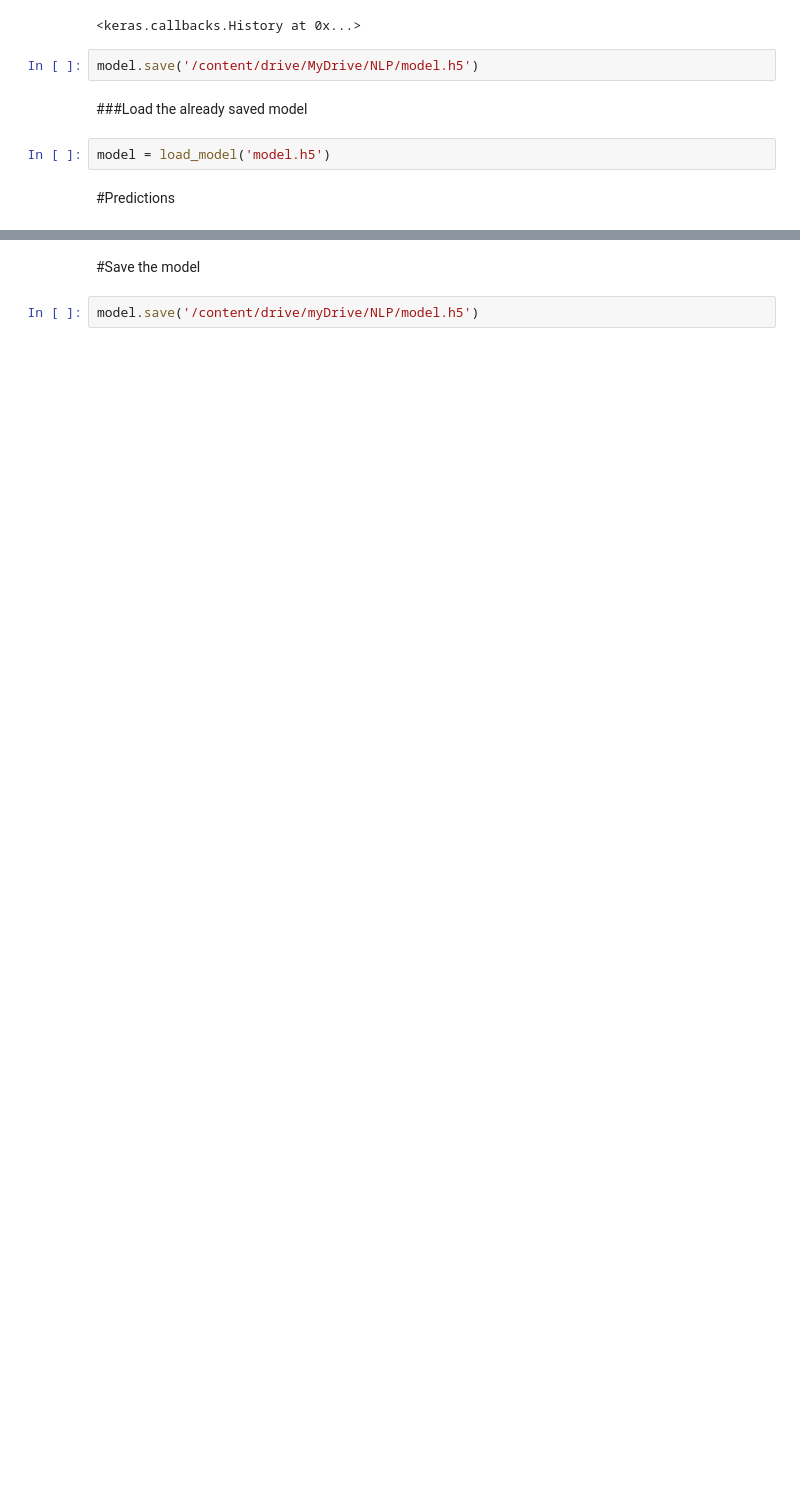
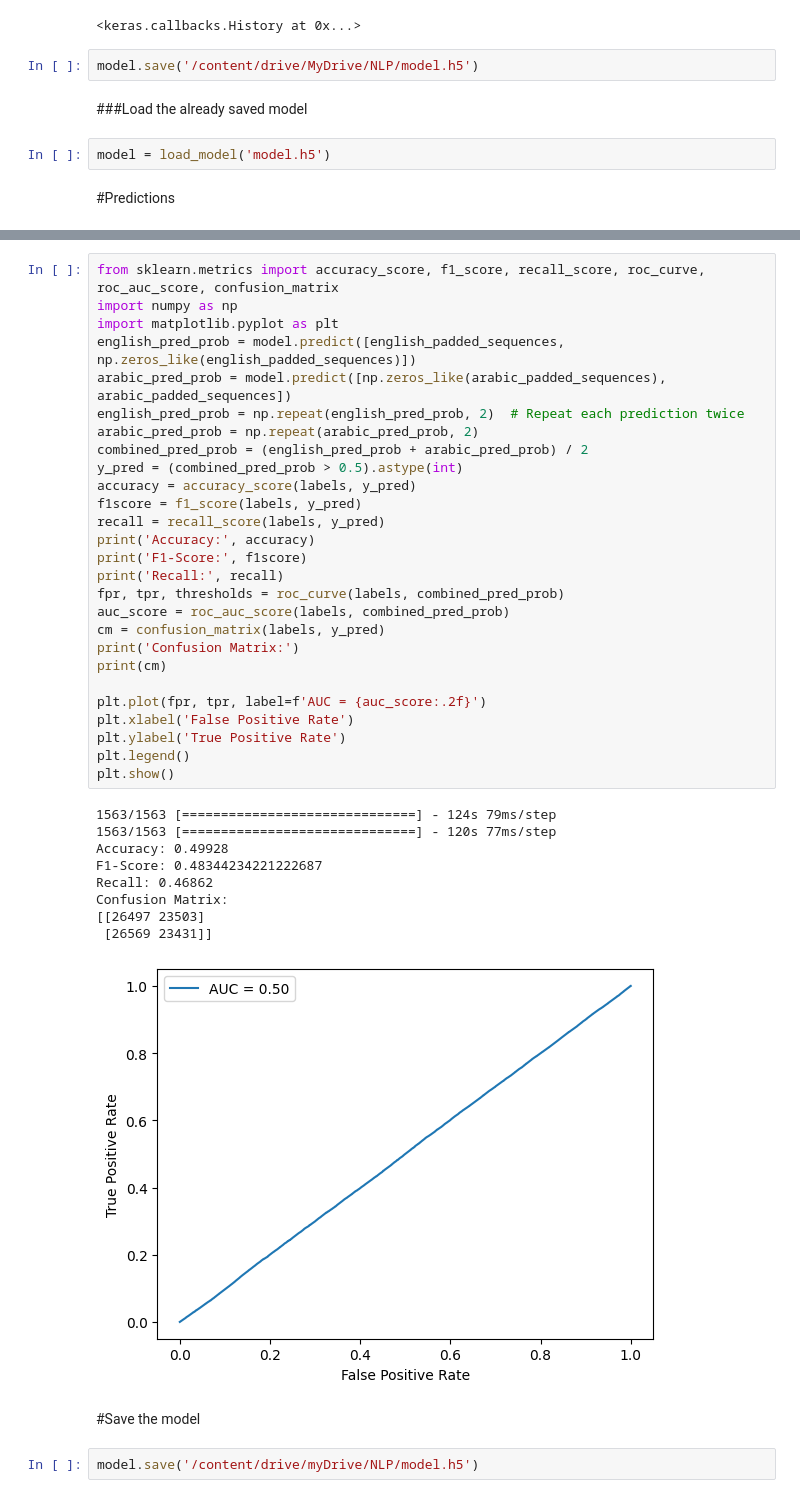
Before and after one commit to berkawy/NLP, a Jupyter notebook: project.ipynb, the cells around one changed output, grey strips where cells are left out. Drawn from its saved outputs; the diff is of its cells as text; blank space fills up the shorter version.

Commit message:
Added prediction metrics

```diff
--- a/project.ipynb
+++ b/project.ipynb
@@ -442,4 +446,41 @@ else:
 The sentiment of the input text is positive
+# %%
+from sklearn.metrics import accuracy_score, f1_score, recall_score, roc_curve, roc_auc_score, confusion_matrix
+import numpy as np
+import matplotlib.pyplot as plt
+english_pred_prob = model.predict([english_padded_sequences, np.zeros_like(english_padded_sequences)])
+arabic_pred_prob = model.predict([np.zeros_like(arabic_padded_sequences), arabic_padded_sequences])
+english_pred_prob = np.repeat(english_pred_prob, 2)  # Repeat each prediction twice
+arabic_pred_prob = np.repeat(arabic_pred_prob, 2)
+combined_pred_prob = (english_pred_prob + arabic_pred_prob) / 2
+y_pred = (combined_pred_prob > 0.5).astype(int)
+accuracy = accuracy_score(labels, y_pred)
+f1score = f1_score(labels, y_pred)
+recall = recall_score(labels, y_pred)
+print('Accuracy:', accuracy)
+print('F1-Score:', f1score)
+print('Recall:', recall)
+fpr, tpr, thresholds = roc_curve(labels, combined_pred_prob)
+auc_score = roc_auc_score(labels, combined_pred_prob)
+cm = confusion_matrix(labels, y_pred)
+print('Confusion Matrix:')
+print(cm)
+
+plt.plot(fpr, tpr, label=f'AUC = {auc_score:.2f}')
+plt.xlabel('False Positive Rate')
+plt.ylabel('True Positive Rate')
+plt.legend()
+plt.show()
+# %% [output]
+1563/1563 [==============================] - 124s 79ms/step
+1563/1563 [==============================] - 120s 77ms/step
+Accuracy: 0.49928
+F1-Score: 0.48344234221222687
+Recall: 0.46862
+Confusion Matrix:
+[[26497 23503]
+ [26569 23431]]
+[figure, added]
 # %% [markdown]
 #Save the model
 # %%
```
Also changed, not shown: parts of 8 cells of this notebook.
